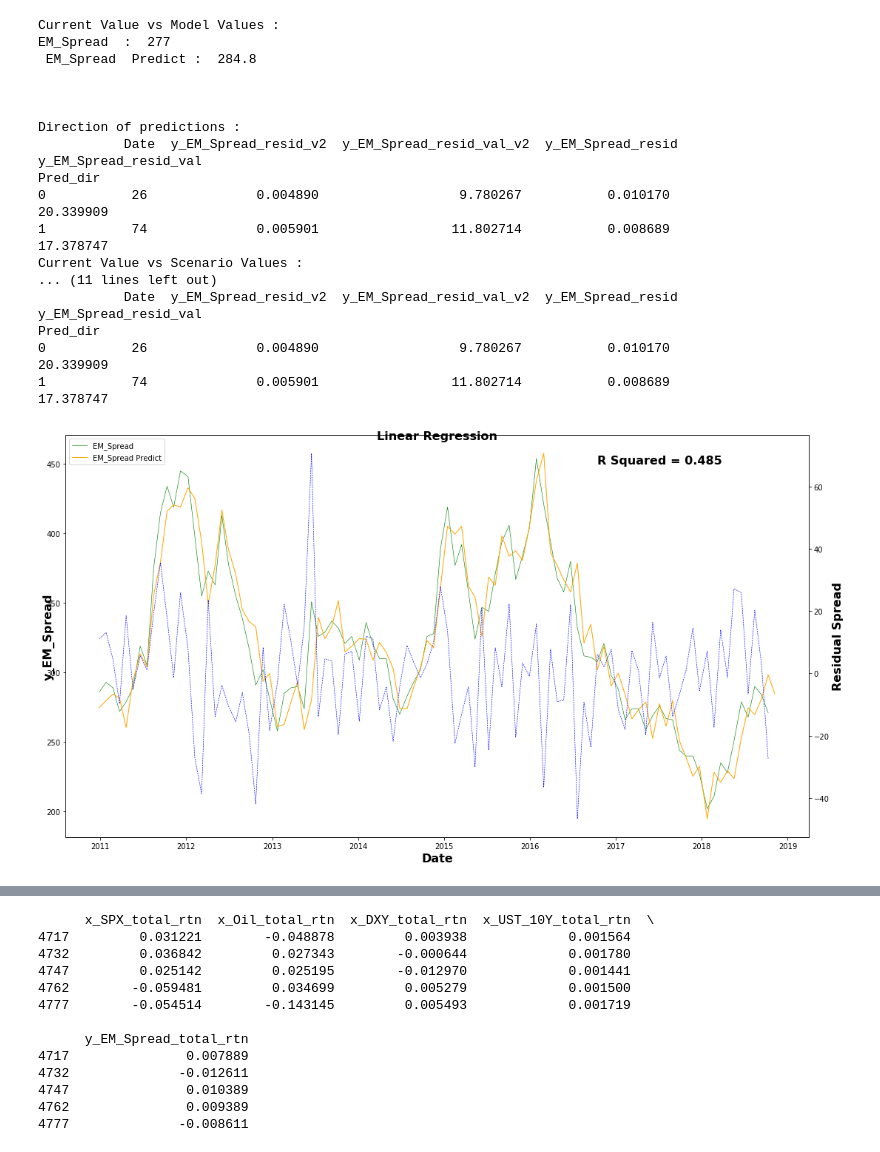
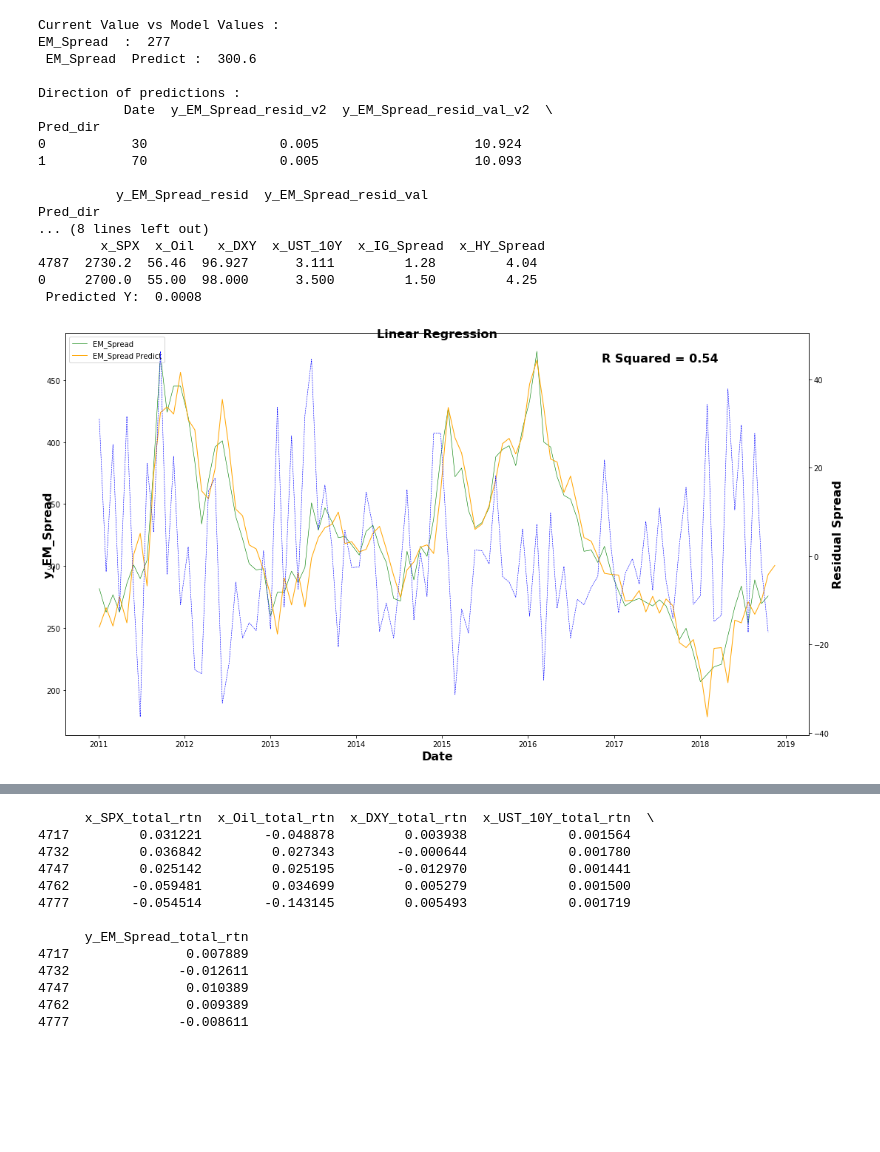
Before and after one commit to KaustuvDG/Spread_Model_2.0, a Jupyter notebook: Spread_Model_v3.0.ipynb, the cells around one changed output, grey strips where cells are left out. Drawn from its saved outputs; the diff is of its cells as text; code cells hidden in the pictures; blank space fills up the shorter version.

```diff
--- a/Spread_Model_v3.0.ipynb
+++ b/Spread_Model_v3.0.ipynb
@@ -13,18 +13,22 @@ import pdb
 import datetime as dt
 import matplotlib.pyplot as plt
 
-param = {'duration': {'x_SPX': 0, 'x_Oil': 0, 'x_DXY': 0,'x_UST_10Y': 9.25,'x_VIX': 0, 'y_EM_Spread': 5},
-         'carry': {'x_SPX': 1.9, 'x_Oil': 0, 'x_DXY': 0,'x_UST_10Y': 3.0,'x_VIX': 0, 'y_EM_Spread': 5.2},
-         'shift': {'x_SPX': 0, 'x_Oil': 0, 'x_DXY': 0,'x_UST_10Y': 0,'x_VIX': 0, 'y_EM_Spread': 0}}
+param = {'duration': {'x_SPX': 0, 'x_Oil': 0, 'x_DXY': 0,'x_UST_10Y': 9.25,'x_VIX': 0,
+                      'x_IG_Spread': 7.5, 'x_HY_Spread': 4.0,'y_EM_Spread': 5},
+         'carry': {'x_SPX': 1.9, 'x_Oil': 0, 'x_DXY': 0,'x_UST_10Y': 3.0,'x_VIX': 0,
+                   'x_IG_Spread': 3.6, 'x_HY_Spread': 5.4, 'y_EM_Spread': 5.2},
+         'shift': {'x_SPX': 0, 'x_Oil': 0, 'x_DXY': 0,'x_UST_10Y': 0,'x_VIX': 0,
+                   'x_IG_Spread': 0, 'x_HY_Spread': 0, 'y_EM_Spread': 0}}
 
-test_dir = r'C:\Users\Home\Documents\Models\Spread_Forecast'
+test_dir = r'C:\Users\Home\Documents\GitHub\Spread_Model_2.0'
 dt_today = dt.datetime.today().strftime('%Y%m%d')
 # %%
 def read_data(fl_name, periods = 1, shift = 0): #setting default filename to be used unless specified
     fl = os.path.join(test_dir, fl_name) #joining directory and filename
     df = pd.read_csv(fl, header = 0, parse_dates = True) #reading csv file from source into a dataframe
 
-    df.columns = ['Date','x_SPX', 'x_Oil', 'x_DXY','x_UST_10Y','x_VIX', 'y_EM_Spread'] # setting column names for df
+    df.columns = ['Date', 'x_SPX', 'x_Oil', 'x_DXY', 'x_UST_10Y', 'x_VIX',
+                  'y_EM_Spread', 'x_IG_Spread', 'x_HY_Spread'] # setting column names for df
 
     df.drop(['x_VIX'], axis = 1, inplace = True)
 
@@ -205,27 +209,28 @@ def calc_sprd(res, df, cols, typ, typ_calc = 'predict', df_inputs = pd.DataFrame
     df.loc[:, Y + '_resid_val_v2'] = abs(df[Y] - df[Y + '_pred_val'])
     y_last['Predict'] = df.iloc[-1:][Y + '_pred_val'].item()
 
+    df.loc[:, Y[2:] + '_Actual'] = (df[Y[2:] + '_prev'] - df[Y]) \
+                                    * param['duration'][Y] / 10000
+    df.loc[:, Y + '_resid_v2'] = abs(df[Y[2:] + '_Actual'] - df[Y + '_pred_v2'])
+    df.loc[:, 'Pred_dir'] = np.where(df[Y[2:] + '_Actual'] / df[Y + '_pred_v2'] > 0, 1, 0)
+
     if typ_calc == 'predict':
         print ('Current Value vs Model Values :')
         print (Y[2:], ' : ', y_last['Raw'], '\n', Y[2:], ' Predict : ', round(y_last['Predict'], 1),  '\n')
 #         print ('Changes :', '\n', df2)
+        print ('Direction of predictions :', '\n', df.groupby('Pred_dir').agg({'Date': 'count',
+                                                                               Y + '_resid_v2': np.std,
+                                                                               Y + '_resid_val_v2': np.std,
+                                                                               Y + '_resid': np.std,
+                                                                               Y + '_resid_val': np.std}).round(3))
         print ('\n')
+
     elif typ_calc == 'shock':
         print ('Current Value vs Scenario Values :')
         print (Y[2:], ' : ', y_last['Raw'], '\n', Y[2:], ' Predict : ', round(y_last['Shock'], 1))
 #         print ('Coeff : ', '\n', res.params)
         print ('Scenario : ', '\n', df2.loc[:, cols], '\n', 'Predicted Y: ', round(y_predict, 4), '\n\n\n')
 
-    df.loc[:, Y[2:] + '_Actual'] = (df[Y[2:] + '_prev'] - df[Y]) \
-                                    * param['duration'][Y] / 10000
-    df.loc[:, Y + '_resid_v2'] = abs(df[Y[2:] + '_Actual'] - df[Y + '_pred_v2'])
-    df.loc[:, 'Pred_dir'] = np.where(df[Y[2:] + '_Actual'] / df[Y + '_pred_v2'] > 0, 1, 0)
-    print ('Direction of predictions :', '\n', df.groupby('Pred_dir').agg({'Date': 'count',
-                                                                           Y + '_resid_v2': np.std,
-                                                                           Y + '_resid_val_v2': np.std,
-                                                                           Y + '_resid': np.std,
-                                                                           Y + '_resid_val': np.std}))
-
     return y_last, df
 # %%
 periods = 20
@@ -242,45 +247,47 @@ df2.sort_values(['Date'], ascending = True, inplace = True) #sort dates in chron
 # print (df2.head())
 # res, df1_2 = reg_m(df1, 'total_rtn') #Types = abs, chg, total_rtn
 # print (res.summary())
 res, df2_2, s, cols = reg_m(df2, typ = typ)
 y, df_2_3 = calc_sprd(res, df2_2, cols, typ, typ_calc = 'predict')
 plt = plot_reg(res, df_2_3, typ)
 
 #Shock / Scenario Analysis
 
 inputs = {'x_SPX': [2700],
           'x_Oil': [55],
           'x_DXY': [98],
-          'x_UST_10Y': [3.5]}
+          'x_UST_10Y': [3.5],
+          'x_IG_Spread': [1.5],
+          'x_HY_Spread': [4.25]}
 ov_period = 30 #calendar days
 df_inputs = pd.DataFrame.from_dict(inputs) #convert dict into df
 # print (df_inputs)
 cols = [col for col in df_inputs.columns] #make a list of all columns in inputs
 # print (cols)
 y = calc_sprd(res, df2_2, cols, typ, typ_calc = 'shock', df_inputs = df_inputs, ov_period = ov_period)
 
 # sol = minimize(res.rsquared * -1, param['shift'],method='SLSQP',bounds=bnds,constraints=cons)
 plt.show()
 print (res.summary(), '\n\n\n', 'Multi-Collinearity Contributions (Variance Inflation Factors): ','\n', s)
 save_output(df2_2, res)
 # %% [output]
 Current Value vs Model Values :
 EM_Spread  :  277
- EM_Spread  Predict :  284.8
-
-
+ EM_Spread  Predict :  300.6
 
 Direction of predictions :
-           Date  y_EM_Spread_resid_v2  y_EM_Spread_resid_val_v2  y_EM_Spread_resid  y_EM_Spread_resid_val
+           Date  y_EM_Spread_resid_v2  y_EM_Spread_resid_val_v2  \
 Pred_dir
-0           26              0.004890                  9.780267           0.010170              20.339909
-1           74              0.005901                 11.802714           0.008689              17.378747
-Current Value vs Scenario Values :
-... (11 lines left out)
-           Date  y_EM_Spread_resid_v2  y_EM_Spread_resid_val_v2  y_EM_Spread_resid  y_EM_Spread_resid_val
+0           30                 0.005                    10.924
+1           70                 0.005                    10.093
+
+          y_EM_Spread_resid  y_EM_Spread_resid_val
 Pred_dir
-0           26              0.004890                  9.780267           0.010170              20.339909
-1           74              0.005901                 11.802714           0.008689              17.378747
+... (8 lines left out)
+        x_SPX  x_Oil   x_DXY  x_UST_10Y  x_IG_Spread  x_HY_Spread
+4787  2730.2  56.46  96.927      3.111         1.28         4.04
+0     2700.0  55.00  98.000      3.500         1.50         4.25
+ Predicted Y:  0.0008
-[figure, old version]
+[figure, new version]
                               OLS Regression Results
 =================================================================================
```
Also changed, not shown: parts of 1 cell of this notebook.
